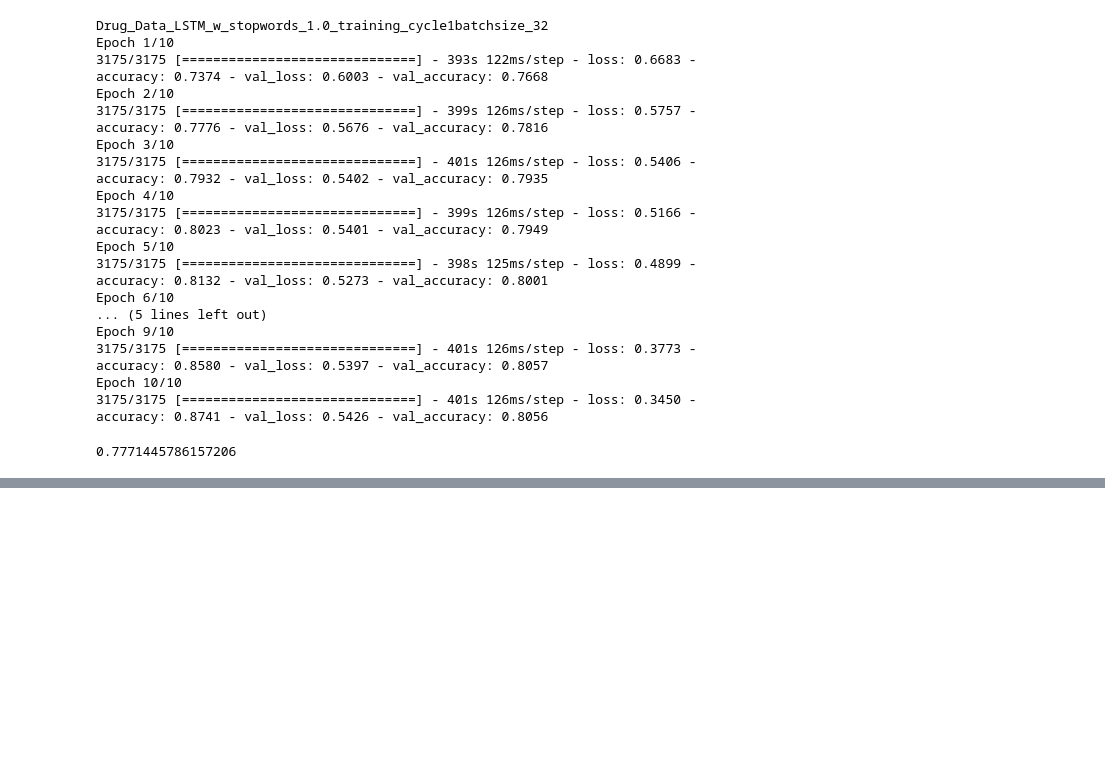
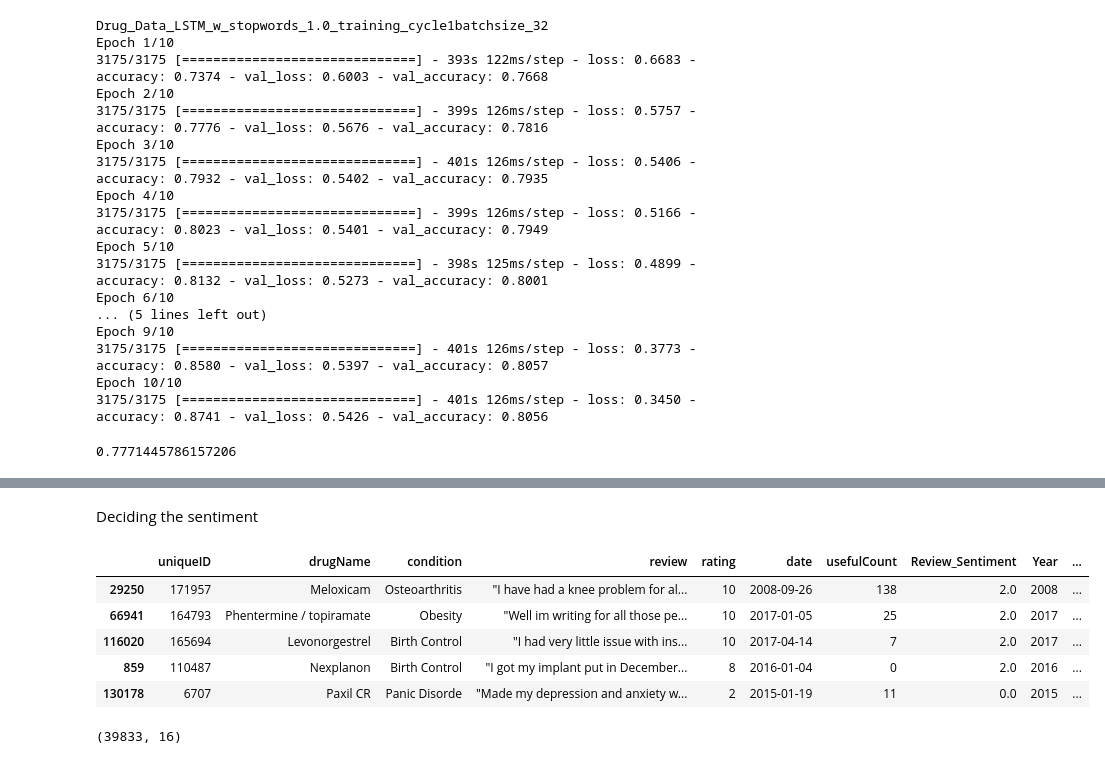
Before and after one commit to harsh-ux/Sentiment-Analysis-of-Drug-Reviews, a Jupyter notebook: Pill_Recommendation.ipynb, the cells around one changed output, grey strips where cells are left out. Cells and saved outputs as stored; diff of their text form; code cells hidden in the pictures; blank space fills up the shorter version.

```diff
--- a/Pill_Recommendation.ipynb
+++ b/Pill_Recommendation.ipynb
@@ -1259,0 +1359,17 @@ print(accuracy_score(y_test,y_pred_lstm))
+# %% [markdown]
+Deciding the sentiment
+# %%
+df_test["Positiv Ratio"] = df_test["Num Positive Words"]/(df_test["Num Positive Words"]+df_test["Num Negative Words"])
+df_test["Sentiment Harvard list"] = df_test["Positiv Ratio"].apply(lambda x: 2 if (x>=0.5) else (0 if (x<0.5) else 1))
+df_test.head()
+# %% [output]
+|  | uniqueID | drugName | condition | review | rating | date | usefulCount | Review_Sentiment | Year | ... |
+| 29250 | 171957 | Meloxicam | Osteoarthritis | "I have had a knee problem for al... | 10 | 2008-09-26 | 138 | 2.0 | 2008 | ... |
+| 66941 | 164793 | Phentermine / topiramate | Obesity | "Well im writing for all those pe... | 10 | 2017-01-05 | 25 | 2.0 | 2017 | ... |
+| 116020 | 165694 | Levonorgestrel | Birth Control | "I had very little issue with ins... | 10 | 2017-04-14 | 7 | 2.0 | 2017 | ... |
+| 859 | 110487 | Nexplanon | Birth Control | "I got my implant put in December... | 8 | 2016-01-04 | 0 | 2.0 | 2016 | ... |
+| 130178 | 6707 | Paxil CR | Panic Disorde | "Made my depression and anxiety w... | 2 | 2015-01-19 | 11 | 0.0 | 2015 | ... |
+# %%
+df_test.shape
+# %% [output]
+(39833, 16)
```
Also changed, not shown: parts of 11 cells of this notebook.
